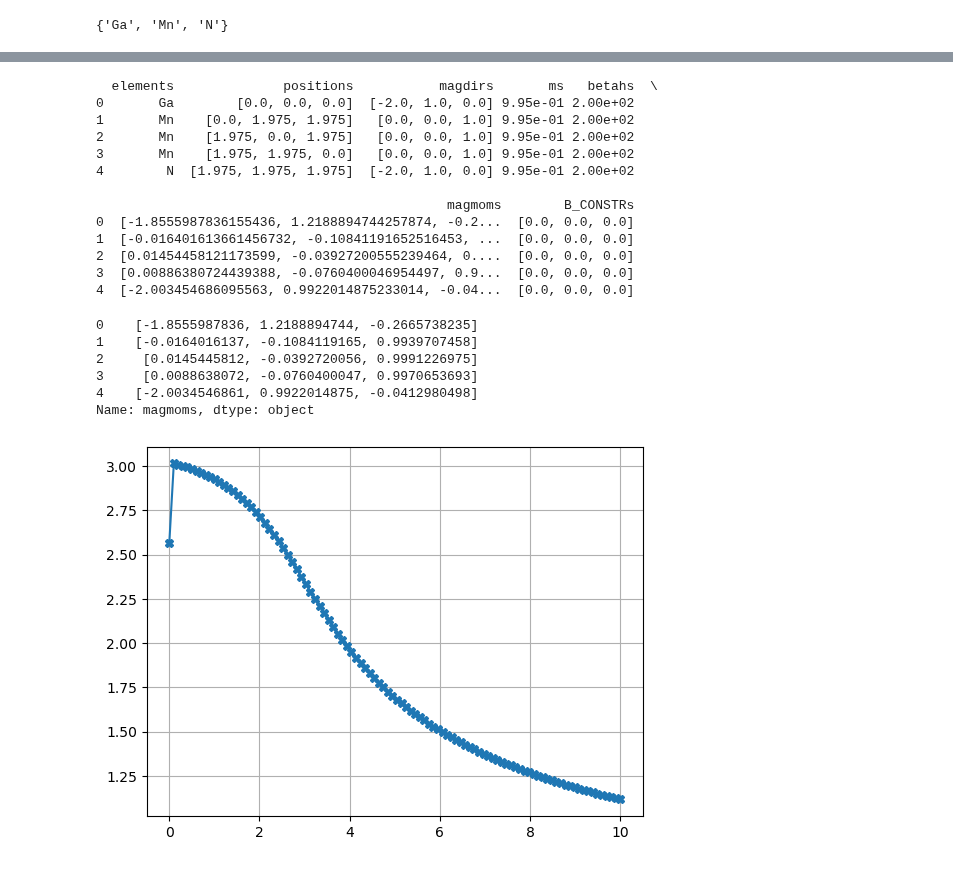
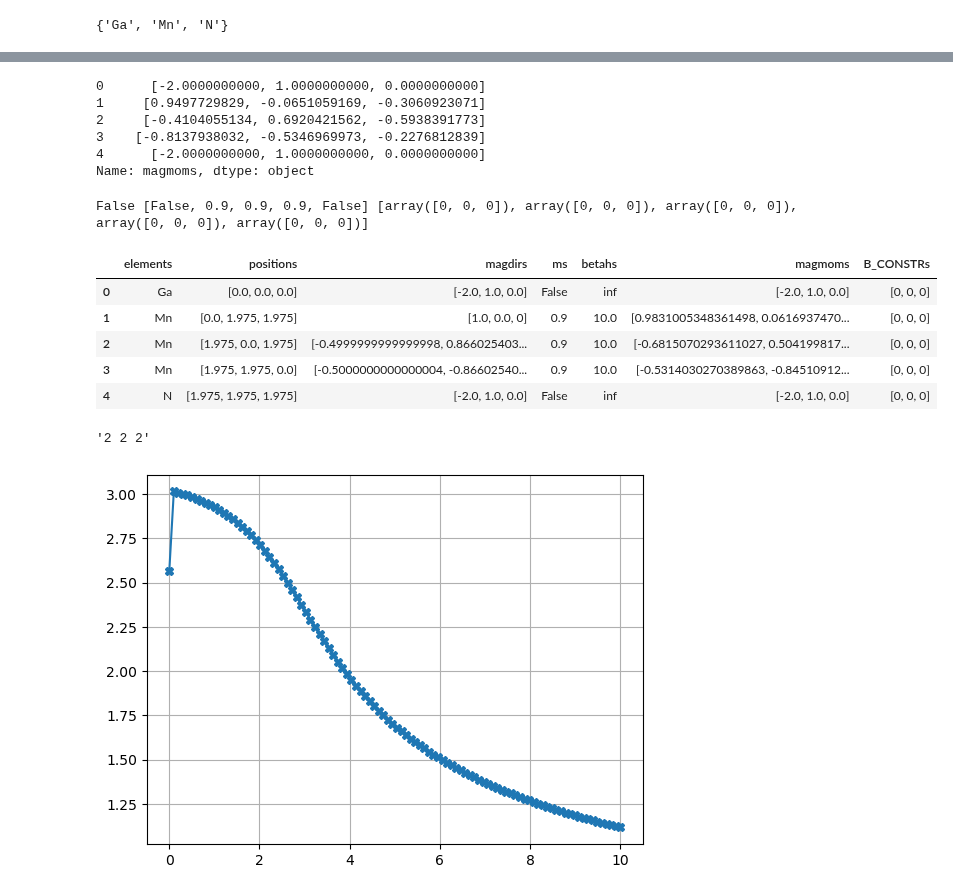
Before and after one commit to edmen-dev/pyVASP, a Jupyter notebook: test.ipynb, the cells around one changed output, grey strips where cells are left out. Saved outputs shown, nothing was run; the diff lists cells and outputs as text; code cells hidden in the pictures.

```diff
--- a/test.ipynb
+++ b/test.ipynb
@@ -49,31 +66,31 @@ for i in range(number_of_atoms):
+# %%
+df_magmoms = vasp.df["magmoms"].apply(format_vector)
+df_magmoms
+# %% [output]
+0      [-2.0000000000, 1.0000000000, 0.0000000000]
+1     [0.9497729829, -0.0651059169, -0.3060923071]
+2     [-0.4104055134, 0.6920421562, -0.5938391773]
+3    [-0.8137938032, -0.5346969973, -0.2276812839]
+4      [-2.0000000000, 1.0000000000, 0.0000000000]
+Name: magmoms, dtype: object
 # %%
 vasp.io.constr_INCAR_parameters.I_CONSTRAINED = "4"
 vasp.structure.kpoints = "2 2 2"
 vasp.df = [structure, vasp.io.magnetic_inputs]
-pd.options.display.float_format = '{:.2e}'.format
 df_magmoms = vasp.df["magmoms"].apply(format_vector)
-print(vasp.df)
-df_magmoms
+vasp.df
 # %% [output]
-  elements              positions           magdirs       ms   betahs  \
-0       Ga        [0.0, 0.0, 0.0]  [-2.0, 1.0, 0.0] 9.95e-01 2.00e+02
-1       Mn    [0.0, 1.975, 1.975]   [0.0, 0.0, 1.0] 9.95e-01 2.00e+02
-2       Mn    [1.975, 0.0, 1.975]   [0.0, 0.0, 1.0] 9.95e-01 2.00e+02
-3       Mn    [1.975, 1.975, 0.0]   [0.0, 0.0, 1.0] 9.95e-01 2.00e+02
-4        N  [1.975, 1.975, 1.975]  [-2.0, 1.0, 0.0] 9.95e-01 2.00e+02
-
-                                             magmoms        B_CONSTRs
-0  [-1.8555987836155436, 1.2188894744257874, -0.2...  [0.0, 0.0, 0.0]
-1  [-0.016401613661456732, -0.10841191652516453, ...  [0.0, 0.0, 0.0]
-2  [0.01454458121173599, -0.03927200555239464, 0....  [0.0, 0.0, 0.0]
-3  [0.00886380724439388, -0.0760400046954497, 0.9...  [0.0, 0.0, 0.0]
-4  [-2.003454686095563, 0.9922014875233014, -0.04...  [0.0, 0.0, 0.0]
+False [False, 0.9, 0.9, 0.9, False] [array([0, 0, 0]), array([0, 0, 0]), array([0, 0, 0]), array([0, 0, 0]), array([0, 0, 0])]
-0    [-1.8555987836, 1.2188894744, -0.2665738235]
-1    [-0.0164016137, -0.1084119165, 0.9939707458]
-2     [0.0145445812, -0.0392720056, 0.9991226975]
-3     [0.0088638072, -0.0760400047, 0.9970653693]
-4    [-2.0034546861, 0.9922014875, -0.0412980498]
-Name: magmoms, dtype: object
+|  | elements | positions | magdirs | ms | betahs | magmoms | B_CONSTRs |
+| 0 | Ga | [0.0, 0.0, 0.0] | [-2.0, 1.0, 0.0] | False | inf | [-2.0, 1.0, 0.0] | [0, 0, 0] |
+| 1 | Mn | [0.0, 1.975, 1.975] | [1.0, 0.0, 0] | 0.9 | 10.0 | [0.9831005348361498, 0.0616937470... | [0, 0, 0] |
+| 2 | Mn | [1.975, 0.0, 1.975] | [-0.4999999999999998, 0.866025403... | 0.9 | 10.0 | [-0.6815070293611027, 0.504199817... | [0, 0, 0] |
+| 3 | Mn | [1.975, 1.975, 0.0] | [-0.5000000000000004, -0.86602540... | 0.9 | 10.0 | [-0.5314030270389863, -0.84510912... | [0, 0, 0] |
+| 4 | N | [1.975, 1.975, 1.975] | [-2.0, 1.0, 0.0] | False | inf | [-2.0, 1.0, 0.0] | [0, 0, 0] |
+# %%
+vasp.structure.kpoints
+# %% [output]
+'2 2 2'
 # %%
 random_number = np.random.random()
 random_number = 0.9963636835363322
```
Also changed, not shown: parts of 29 cells of this notebook, 6 other files.
